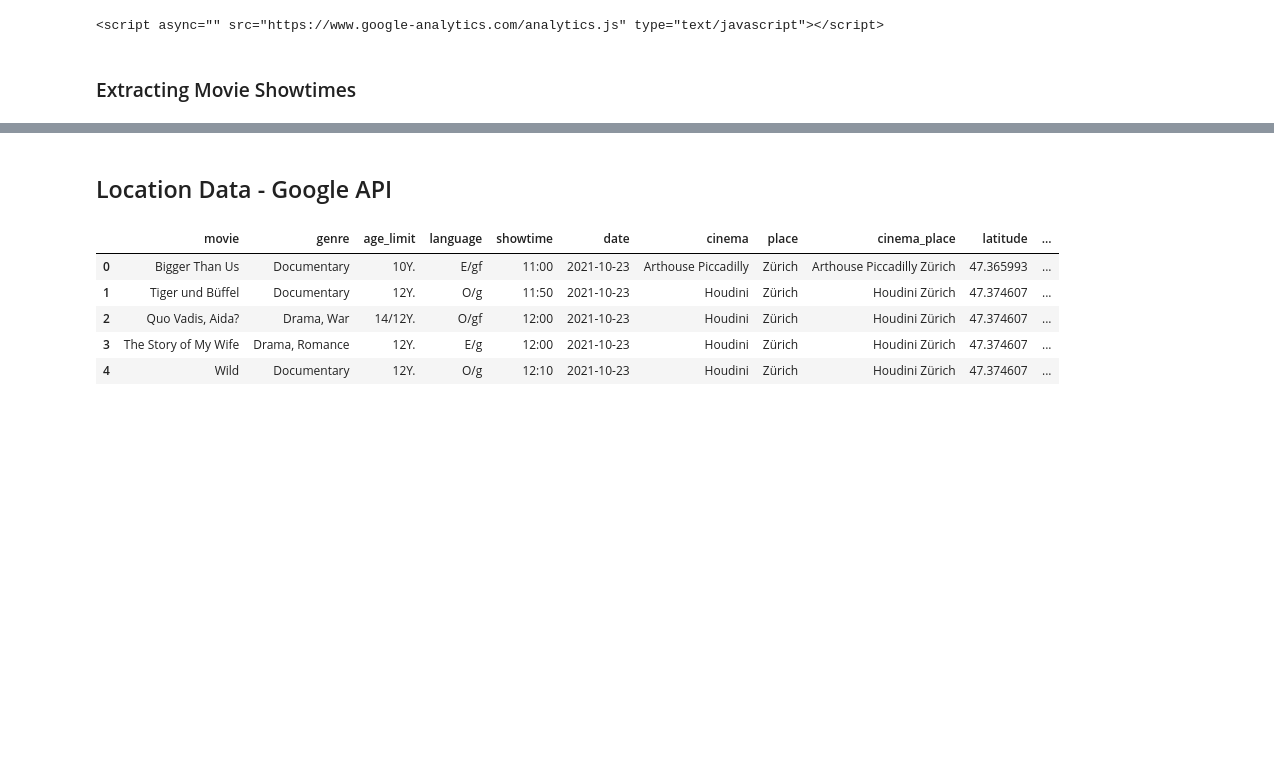
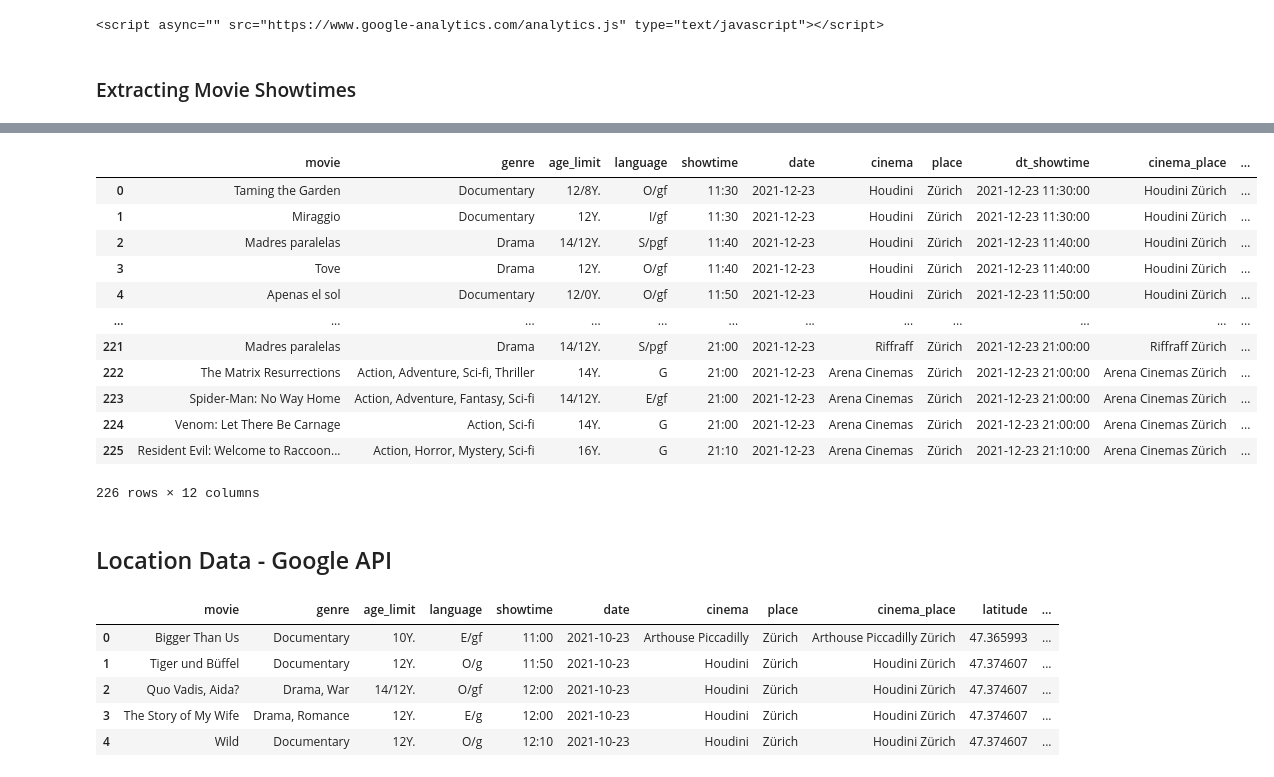
Before and after one commit to Alessine/cineman_streamlit_app, a Jupyter notebook: notebooks/211010_cineman_scraping.ipynb, the cells around one changed output, grey strips where cells are left out. Drawn from its saved outputs; the diff is of its cells as text; code cells hidden in the pictures; blank space fills up the shorter version.

```diff
--- a/notebooks/211010_cineman_scraping.ipynb
+++ b/notebooks/211010_cineman_scraping.ipynb
@@ -197,3 +206,57 @@ movie_program_df.head()
+# %%
+def add_theatre_coordinates(showtimes_df):
+    """
+    This function takes in a DataFrame with information on movies playing in Zurich.
+    It then maps the movie theatres to a dictionary with their coordinates.
+    It returns the same DataFrame with two additional columns for longitude and latitude.
+
+    Required arguments:
+    - showtimes_df, a pandas DataFrame
+
+    Returns:
+    - showtimes_df, the same DataFrame with two additional columns.
+
+    """
+
+    theatre_loc = {
+       "Arena Cinemas Zürich":{"latitude": 47.3584227, "longitude": 8.5226872},
+       "Arthouse Le Paris Zürich":{"latitude": 47.3664352, "longitude": 8.5474694},
+       "Arthouse Uto Zürich":{"latitude": 47.3741858, "longitude": 8.5213039},
+       "Arthouse Piccadilly Zürich":{"latitude": 47.365993, "longitude": 8.5489046},
+       "Arthouse Movie Zürich":{"latitude": 47.3707036, "longitude": 8.5437007},
+       "Arthouse Alba Zürich":{"latitude": 47.3761085, "longitude": 8.5446582},
+       "blue Cinema Abaton Zürich":{"latitude": 47.3892435, "longitude": 8.5213589},
+       "blue Cinema Capitol Zürich":{"latitude": 47.3778376, "longitude": 8.5441343},
+       "blue Cinema Corso Zürich":{"latitude": 47.3663426, "longitude": 8.546734},
+       "blue Cinema Metropol Zürich":{"latitude": 47.3737637, "longitude": 8.5307381},
+       "Filmpodium Zürich":{"latitude": 47.3715739, "longitude": 8.5368247},
+       "Houdini Zürich":{"latitude": 47.3746074, "longitude": 8.5203069},
+       "Kosmos Zürich":{"latitude": 47.3799807, "longitude": 8.5290807},
+       "Riffraff Zürich":{"latitude": 47.3827835, "longitude": 8.5290454},
+       "Stüssihof Zürich":{"latitude": 47.3723239, "longitude": 8.5437701},
+       "Xenix Zürich":{"latitude": 47.3752853, "longitude": 8.5261529}
+          }
+
+    showtimes_df[["latitude", "longitude"]] = pd.json_normalize(showtimes_df["cinema_place"].map(theatre_loc))
+
+    return showtimes_df
+# %%
+showtimes_df = add_theatre_coordinates(movie_program_df)
+showtimes_df
+# %% [output]
+|  | movie | genre | age_limit | language | showtime | date | cinema | place | dt_showtime | cinema_place | ... |
+| 0 | Taming the Garden | Documentary | 12/8Y. | O/gf | 11:30 | 2021-12-23 | Houdini | Zürich | 2021-12-23 11:30:00 | Houdini Zürich | ... |
+| 1 | Miraggio | Documentary | 12Y. | I/gf | 11:30 | 2021-12-23 | Houdini | Zürich | 2021-12-23 11:30:00 | Houdini Zürich | ... |
+| 2 | Madres paralelas | Drama | 14/12Y. | S/pgf | 11:40 | 2021-12-23 | Houdini | Zürich | 2021-12-23 11:40:00 | Houdini Zürich | ... |
+| 3 | Tove | Drama | 12Y. | O/gf | 11:40 | 2021-12-23 | Houdini | Zürich | 2021-12-23 11:40:00 | Houdini Zürich | ... |
+| 4 | Apenas el sol | Documentary | 12/0Y. | O/gf | 11:50 | 2021-12-23 | Houdini | Zürich | 2021-12-23 11:50:00 | Houdini Zürich | ... |
+| ... | ... | ... | ... | ... | ... | ... | ... | ... | ... | ... | ... |
+| 221 | Madres paralelas | Drama | 14/12Y. | S/pgf | 21:00 | 2021-12-23 | Riffraff | Zürich | 2021-12-23 21:00:00 | Riffraff Zürich | ... |
+| 222 | The Matrix Resurrections | Action, Adventure, Sci-fi, Thriller | 14Y. | G | 21:00 | 2021-12-23 | Arena Cinemas | Zürich | 2021-12-23 21:00:00 | Arena Cinemas Zürich | ... |
+| 223 | Spider-Man: No Way Home | Action, Adventure, Fantasy, Sci-fi | 14/12Y. | E/gf | 21:00 | 2021-12-23 | Arena Cinemas | Zürich | 2021-12-23 21:00:00 | Arena Cinemas Zürich | ... |
+| 224 | Venom: Let There Be Carnage | Action, Sci-fi | 14Y. | G | 21:00 | 2021-12-23 | Arena Cinemas | Zürich | 2021-12-23 21:00:00 | Arena Cinemas Zürich | ... |
+| 225 | Resident Evil: Welcome to Raccoon... | Action, Horror, Mystery, Sci-fi | 16Y. | G | 21:10 | 2021-12-23 | Arena Cinemas | Zürich | 2021-12-23 21:10:00 | Arena Cinemas Zürich | ... |
+226 rows × 12 columns
 # %% [markdown]
 ## Location Data - Google API
 # %%
```
Also changed, not shown: parts of 2 cells of this notebook, 7 other files.
